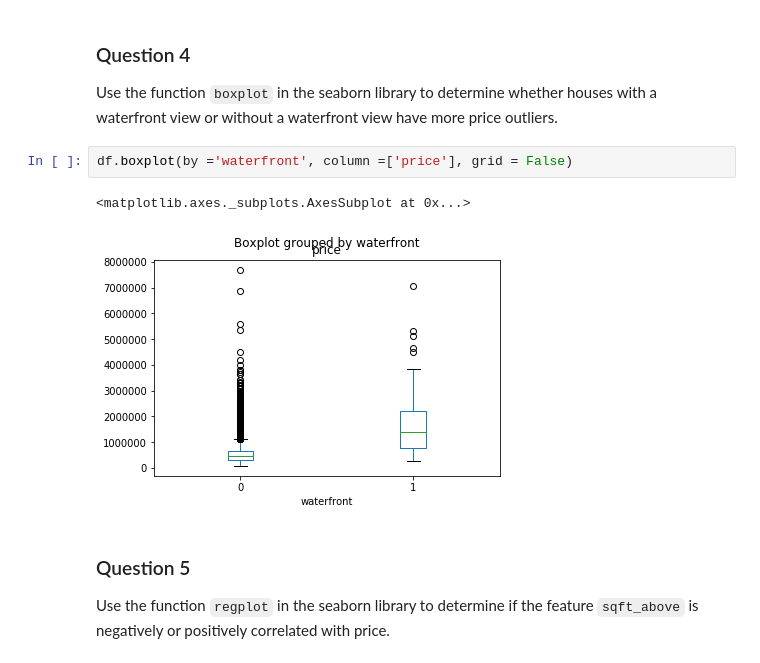
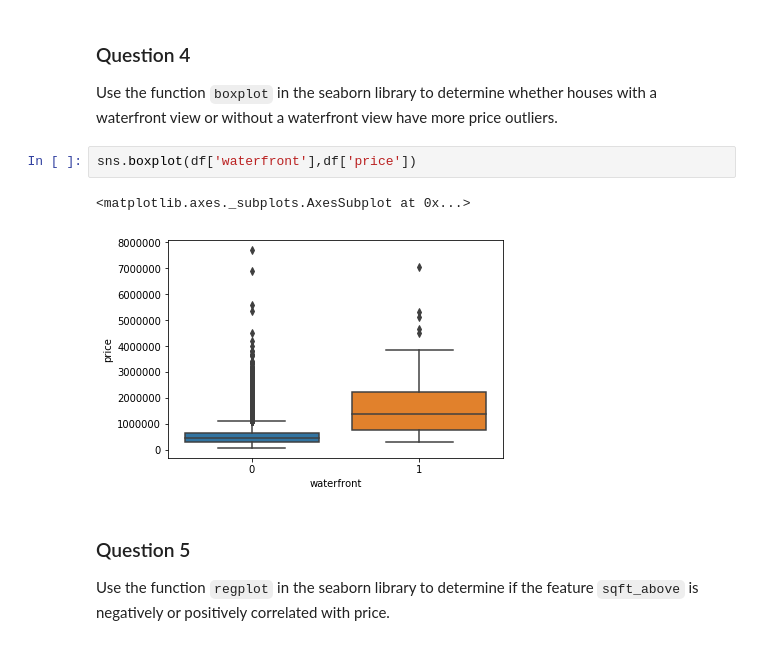
Before and after one commit to suresh-achilles/python_learn, a Jupyter notebook: House_Sales.ipynb, the cells around one changed output. Cells and saved outputs as stored; diff of their text form.

```diff
--- a/House_Sales.ipynb
+++ b/House_Sales.ipynb
@@ -183,11 +189,11 @@ print(unique_floors)
 # %% [markdown]
 ### Question 4
 Use the function <code>boxplot</code> in the seaborn library  to  determine whether houses with a waterfront view or without a waterfront view have more price outliers.
-# %%
-df.boxplot(by ='waterfront', column =['price'], grid = False)
-# %% [output]
-<matplotlib.axes._subplots.AxesSubplot at 0x...>
-[figure, removed]
+# %%
+sns.boxplot(df['waterfront'],df['price'])
+# %% [output]
+<matplotlib.axes._subplots.AxesSubplot at 0x...>
+[figure, added]
 # %% [markdown]
 ### Question 5
 Use the function <code>regplot</code>  in the seaborn library  to  determine if the feature <code>sqft_above</code> is negatively or positively correlated with price.
```
Also changed, not shown: parts of 6 cells of this notebook.
